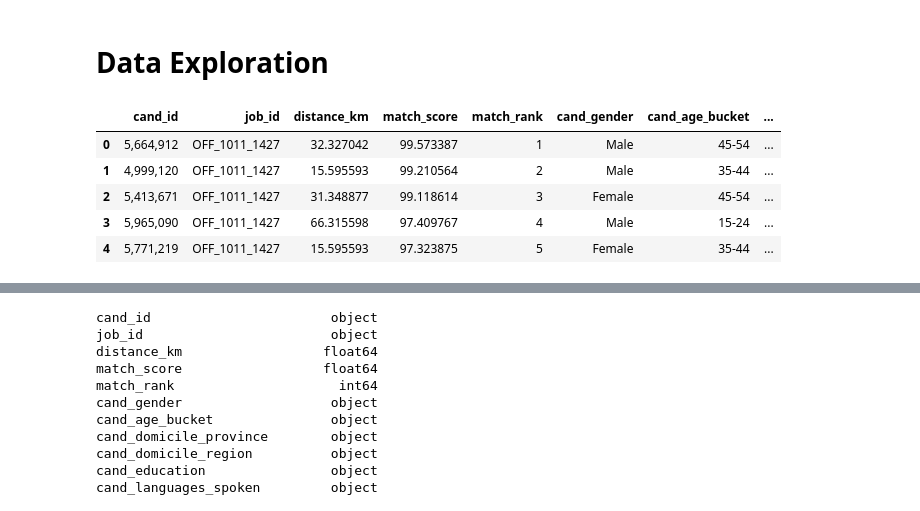
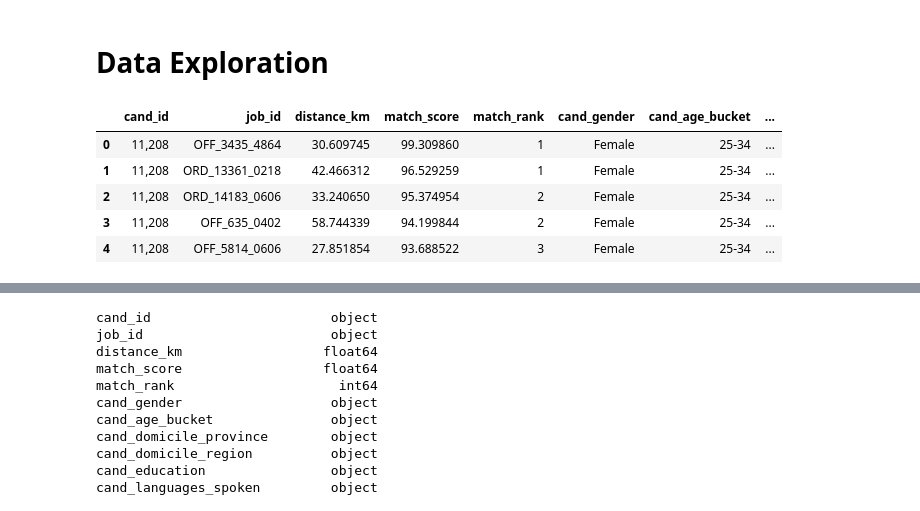
Before and after one commit to lorenzo-massa/Bias-Detection-Mitigation, a Jupyter notebook: preprocessing.ipynb, the cells around one changed output, grey strips where cells are left out. Cells and saved outputs as stored; diff of their text form; code cells hidden in the pictures.

```diff
--- a/preprocessing.ipynb
+++ b/preprocessing.ipynb
@@ -12,16 +9,16 @@ import utils.functions as f
 # %% [markdown]
 # Data Exploration
 # %%
-dataset = "direct_matching_20240213"  # "direct_matching_20240213" or "reverse_matching_20240213"
+dataset = "reverse_matching_20240213"  # "direct_matching_20240213" or "reverse_matching_20240213"
 df_direct_matching = pd.read_csv(f"Data/{dataset}.csv", sep=";")
 df_direct_matching.head()
 # %% [output]
 |  | cand_id | job_id | distance_km | match_score | match_rank | cand_gender | cand_age_bucket | ... |
-| 0 | 5,664,912 | OFF_1011_1427 | 32.327042 | 99.573387 | 1 | Male | 45-54 | ... |
-| 1 | 4,999,120 | OFF_1011_1427 | 15.595593 | 99.210564 | 2 | Male | 35-44 | ... |
-| 2 | 5,413,671 | OFF_1011_1427 | 31.348877 | 99.118614 | 3 | Female | 45-54 | ... |
-| 3 | 5,965,090 | OFF_1011_1427 | 66.315598 | 97.409767 | 4 | Male | 15-24 | ... |
-| 4 | 5,771,219 | OFF_1011_1427 | 15.595593 | 97.323875 | 5 | Female | 35-44 | ... |
+| 0 | 11,208 | OFF_3435_4864 | 30.609745 | 99.309860 | 1 | Female | 25-34 | ... |
+| 1 | 11,208 | ORD_13361_0218 | 42.466312 | 96.529259 | 1 | Female | 25-34 | ... |
+| 2 | 11,208 | ORD_14183_0606 | 33.240650 | 95.374954 | 2 | Female | 25-34 | ... |
+| 3 | 11,208 | OFF_635_0402 | 58.744339 | 94.199844 | 2 | Female | 25-34 | ... |
+| 4 | 11,208 | OFF_5814_0606 | 27.851854 | 93.688522 | 3 | Female | 25-34 | ... |
 # %%
 # Null values
 null_values = df_direct_matching.isnull().sum()
```
Also changed, not shown: parts of 3 cells of this notebook, 15 other files.
